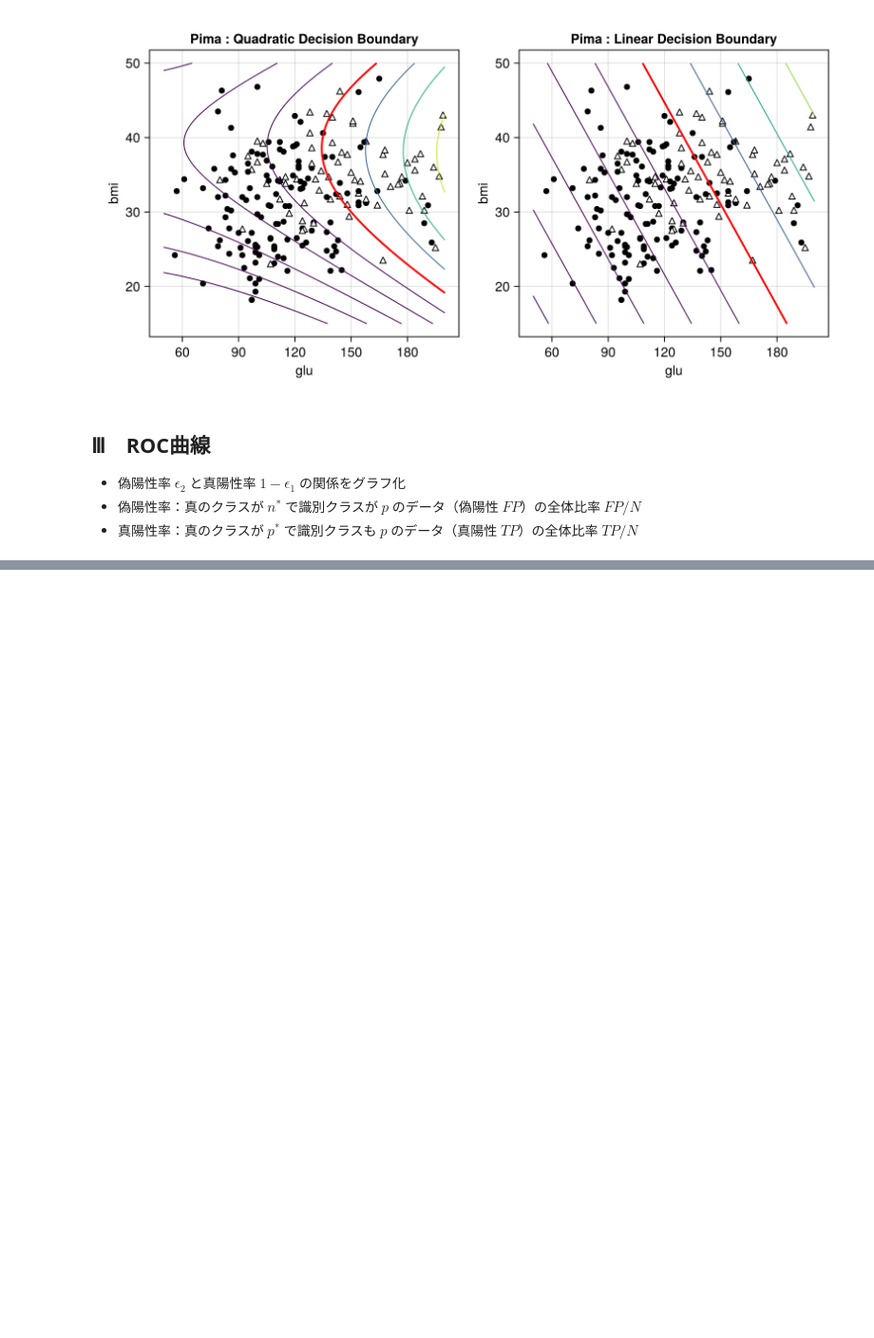
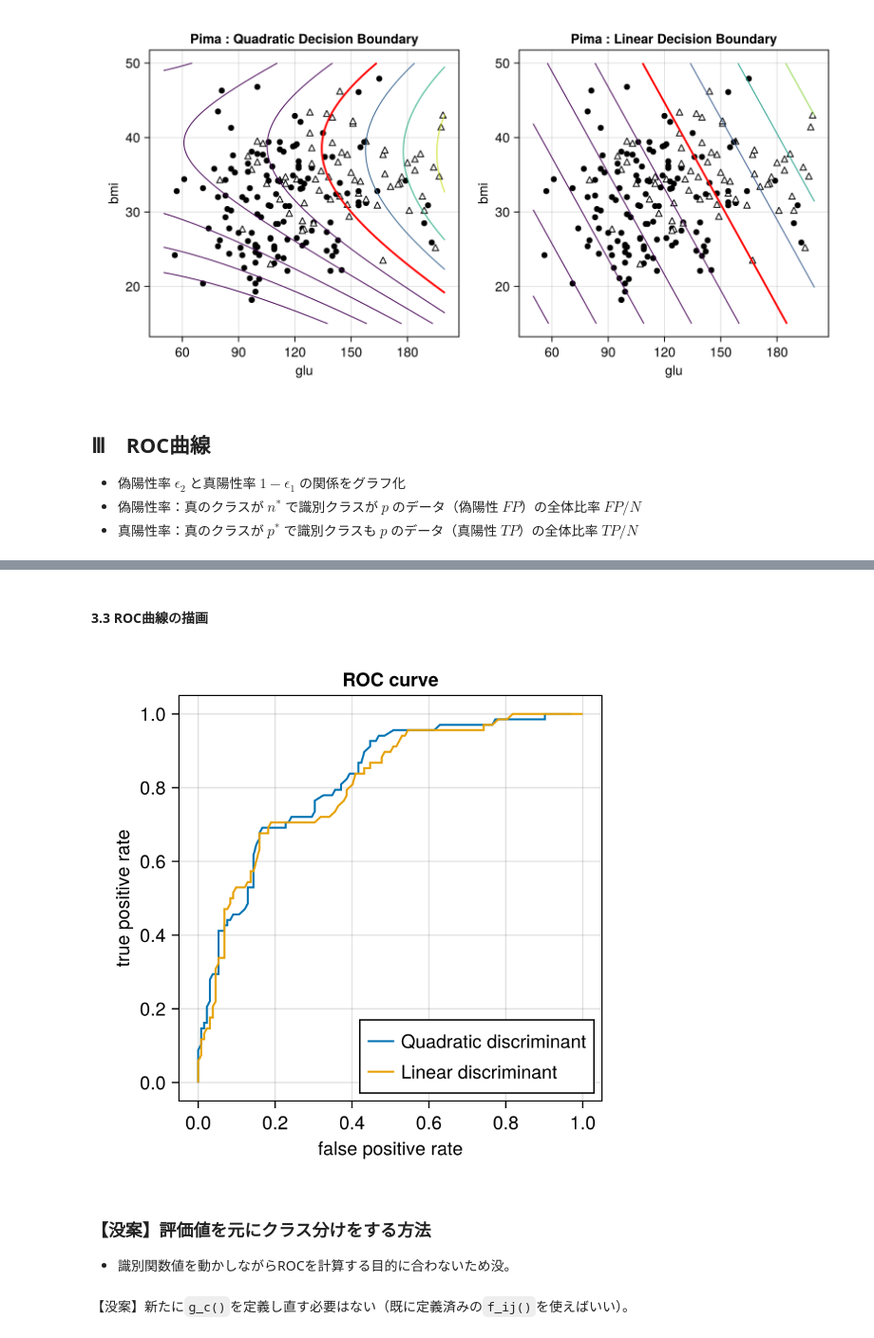
Before and after one commit to SW-yo/OhMyJulia, a Jupyter notebook: Pattern_recognition/pima_03-recognition.ipynb, the cells around one changed output, grey strips where cells are left out. Shown at 95% size. Cells and saved outputs as stored; diff of their text form; code cells hidden in the pictures; blank space fills up the shorter version.

Commit message:
ROC曲線

```diff
--- a/Pattern_recognition/pima_03-recognition.ipynb
+++ b/Pattern_recognition/pima_03-recognition.ipynb
@@ -426,0 +460,11 @@ end
+# %%
+# (1)パラメーターの設定（S,c_T,F）
+S = S_linear
+c_T = c_T_linear
+F = F_linear
+
+# (2)識別関数値の計算
+f_vals_linear = f_val(S, c_T, F)
+
+# ROC値の計算
+roc_linear = roc_calculation(f_vals_linear)
@@ -426,0 +489,41 @@ end
+# %% [markdown]
+#### 3.3 ROC曲線の描画
+# %%
+# (1)ROC曲線の描画キャンバスの準備
+fig_roc = Figure(size=(400, 400))
+
+# (2)ROC曲線の座標軸
+ax_roc = Axis(fig_roc[1, 1],
+    xlabel="false positive rate",
+    ylabel="true positive rate",
+    title="ROC curve",
+    xticks=0.0:0.2:1.0,
+    yticks=0.0:0.2:1.0)
+
+# (3)2次識別関数のfprとtprを取り出す
+fpr_quadratic = [r[1] for r in roc_quadratic]
+tpr_quadratic = [r[2] for r in roc_quadratic]
+
+# (4)2次識別関数によるROC曲線
+lines!(ax_roc, fpr_quadratic, tpr_quadratic, label="Quadratic discriminant")
+
+# (5)線形識別関数のfprとtprを取り出す
+fpr_linear = [r[1] for r in roc_linear]
+tpr_linear = [r[2] for r in roc_linear]
+
+# (6)線形識別関数によるROC曲線
+lines!(ax_roc, fpr_linear, tpr_linear, label="Linear discriminant")
+
+# (7)凡例の表示
+axislegend(ax_roc, position=:rb)  # rb = right bottom
+
+# (8)グラフの保存と描画
+save("pima_roc.png", fig_roc)
+fig_roc
+# %% [output]
+[figure, added]
+# %% [markdown]
+### 【没案】評価値を元にクラス分けをする方法
+- 識別関数値を動かしながらROCを計算する目的に合わないため没。
+# %% [markdown]
+【没案】新たに`g_c()`を定義し直す必要はない（既に定義済みの`f_ij()`を使えばいい）。
```
Also changed, not shown: parts of 18 cells of this notebook.
